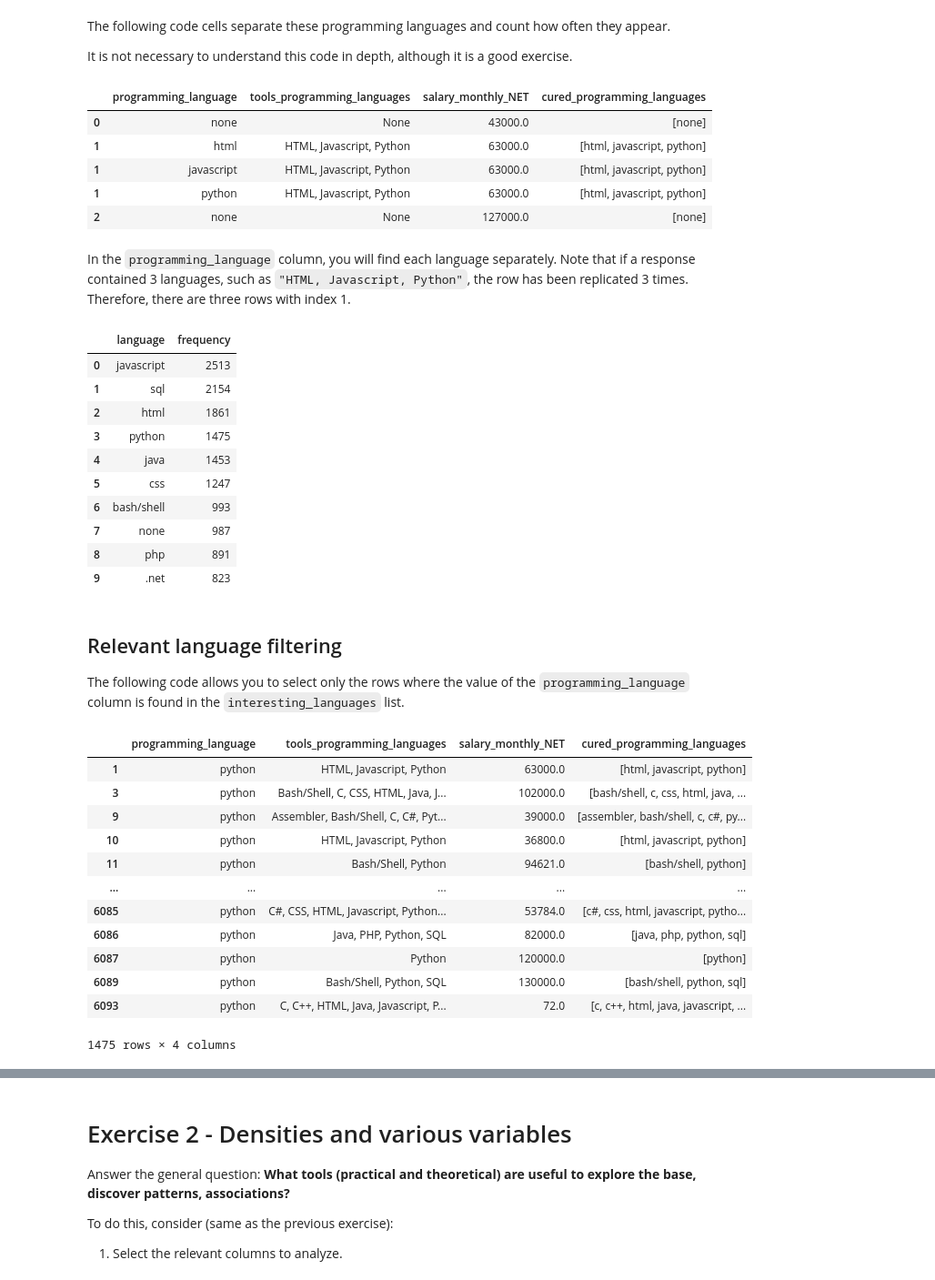
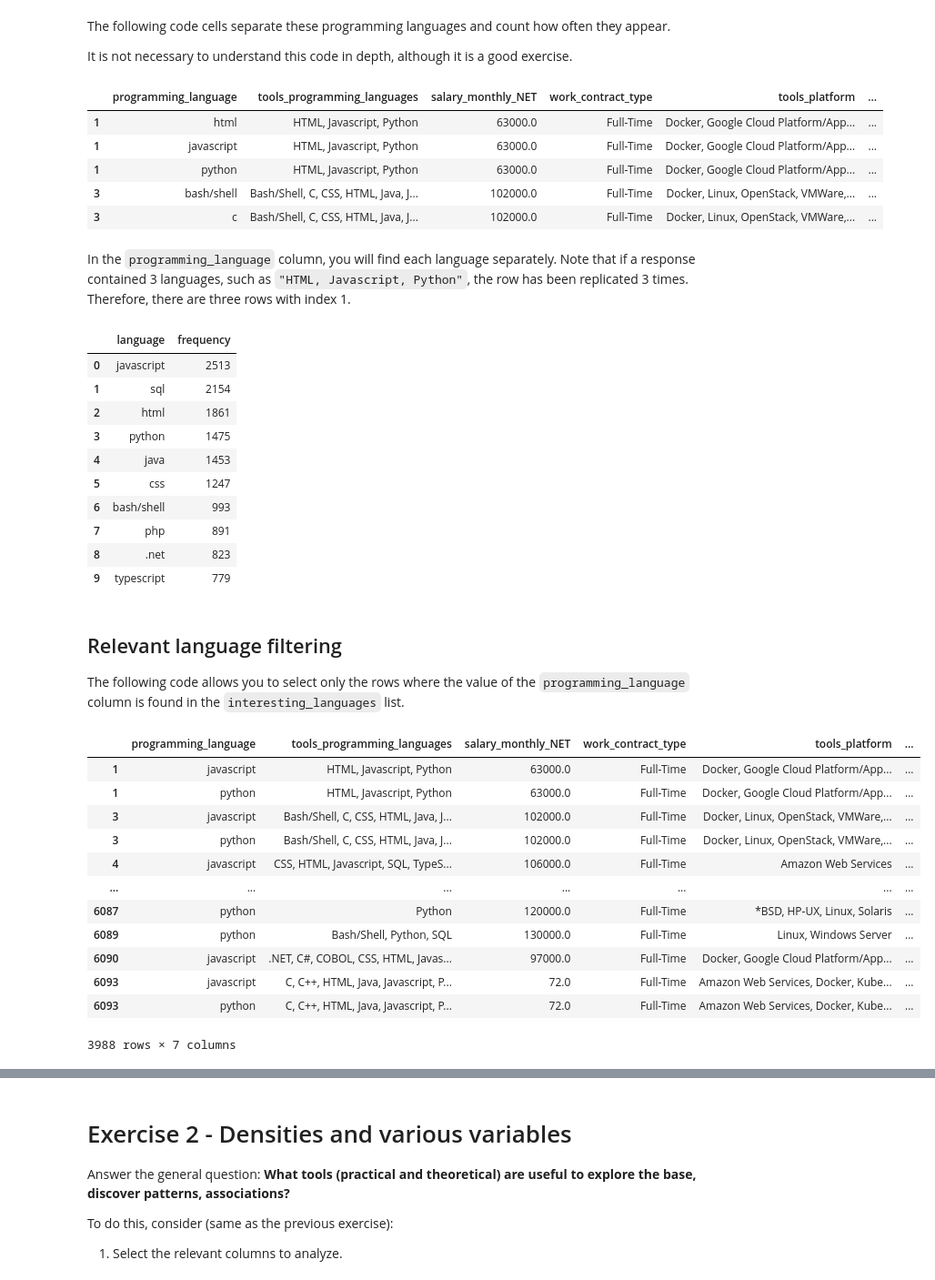
Before and after one commit to benjaminocampo/digitallab_data_visualization, a Jupyter notebook: notebooks/01__practical_exercises.ipynb, the cells around one changed output, grey strips where cells are left out. Shown at 91% size. Saved outputs shown, nothing was run; the diff lists cells and outputs as text; code cells hidden in the pictures.

```diff
--- a/notebooks/01__practical_exercises.ipynb
+++ b/notebooks/01__practical_exercises.ipynb
@@ -40,6 +44,10 @@ If you consider it necessary, carry out several iterations. That is, if they fin
 # %%
 # complete here if you want to include more columns
-relevant_columns = ['tools_programming_languages', 'salary_monthly_NET']
+relevant_columns = ['tools_programming_languages',
+                    'salary_monthly_NET',
+                    'work_contract_type',
+                    'tools_platform',
+                    'profile_studies_level']
 # %% [markdown]
 ### Frequency count of programming languages
 
@@ -63,7 +71,8 @@ def split_languages(languages_str):
     return []
   # Remove 'other' option
   languages_str = languages_str.lower()\
-    .replace('None of the previous one', '')
+    .replace('none of the previous one', '') \
+    .replace('none', '')
   # Split string into list of items
   # Remove spaces and commas for each item
   return [lang.strip().replace(',', '')
@@ -89,12 +98,12 @@ df_lang = df.cured_programming_languages\
 # doing that on Python.
 df_lang[:5]
 # %% [output]
-|  | programming_language | tools_programming_languages | salary_monthly_NET | cured_programming_languages |
-| 0 | none | None | 43000.0 | [none] |
-| 1 | html | HTML, Javascript, Python | 63000.0 | [html, javascript, python] |
-| 1 | javascript | HTML, Javascript, Python | 63000.0 | [html, javascript, python] |
-| 1 | python | HTML, Javascript, Python | 63000.0 | [html, javascript, python] |
-| 2 | none | None | 127000.0 | [none] |
+|  | programming_language | tools_programming_languages | salary_monthly_NET | work_contract_type | tools_platform | ... |
+| 1 | html | HTML, Javascript, Python | 63000.0 | Full-Time | Docker, Google Cloud Platform/App... | ... |
+| 1 | javascript | HTML, Javascript, Python | 63000.0 | Full-Time | Docker, Google Cloud Platform/App... | ... |
+| 1 | python | HTML, Javascript, Python | 63000.0 | Full-Time | Docker, Google Cloud Platform/App... | ... |
+| 3 | bash/shell | Bash/Shell, C, CSS, HTML, Java, J... | 102000.0 | Full-Time | Docker, Linux, OpenStack, VMWare,... | ... |
+| 3 | c | Bash/Shell, C, CSS, HTML, Java, J... | 102000.0 | Full-Time | Docker, Linux, OpenStack, VMWare,... | ... |
 # %% [markdown]
 In the `programming_language` column, you will find each language separately. Note that if a response contained 3 languages, such as `"HTML, Javascript, Python"`, the row has been replicated 3 times. Therefore, there are three rows with index 1.
 # %%
@@ -111,9 +120,9 @@ language_count[:10]
 | 4 | java | 1453 |
 | 5 | css | 1247 |
 | 6 | bash/shell | 993 |
-| 7 | none | 987 |
-| 8 | php | 891 |
-| 9 | .net | 823 |
+| 7 | php | 891 |
+| 8 | .net | 823 |
+| 9 | typescript | 779 |
 # %% [markdown]
 ## Relevant language filtering
 
@@ -121,20 +130,20 @@ The following code allows you to select only the rows where the value of the `pr
 # %%
 # Filter out languages that we want to exclude
 # Complete here with your selected list.
-interesting_languages = ["python"]
+interesting_languages = ["python", "javascript"]
 filtered_df_lang = df_lang[df_lang.programming_language.isin(interesting_languages)]
 filtered_df_lang
 # %% [output]
-|  | programming_language | tools_programming_languages | salary_monthly_NET | cured_programming_languages |
-| 1 | python | HTML, Javascript, Python | 63000.0 | [html, javascript, python] |
-| 3 | python | Bash/Shell, C, CSS, HTML, Java, J... | 102000.0 | [bash/shell, c, css, html, java, ... |
-| 9 | python | Assembler, Bash/Shell, C, C#, Pyt... | 39000.0 | [assembler, bash/shell, c, c#, py... |
-| 10 | python | HTML, Javascript, Python | 36800.0 | [html, javascript, python] |
-| 11 | python | Bash/Shell, Python | 94621.0 | [bash/shell, python] |
-| ... | ... | ... | ... | ... |
-| 6085 | python | C#, CSS, HTML, Javascript, Python... | 53784.0 | [c#, css, html, javascript, pytho... |
-| 6086 | python | Java, PHP, Python, SQL | 82000.0 | [java, php, python, sql] |
-| 6087 | python | Python | 120000.0 | [python] |
-| 6089 | python | Bash/Shell, Python, SQL | 130000.0 | [bash/shell, python, sql] |
-| 6093 | python | C, C++, HTML, Java, Javascript, P... | 72.0 | [c, c++, html, java, javascript, ... |
+|  | programming_language | tools_programming_languages | salary_monthly_NET | work_contract_type | tools_platform | ... |
+| 1 | javascript | HTML, Javascript, Python | 63000.0 | Full-Time | Docker, Google Cloud Platform/App... | ... |
+| 1 | python | HTML, Javascript, Python | 63000.0 | Full-Time | Docker, Google Cloud Platform/App... | ... |
+| 3 | javascript | Bash/Shell, C, CSS, HTML, Java, J... | 102000.0 | Full-Time | Docker, Linux, OpenStack, VMWare,... | ... |
+| 3 | python | Bash/Shell, C, CSS, HTML, Java, J... | 102000.0 | Full-Time | Docker, Linux, OpenStack, VMWare,... | ... |
+| 4 | javascript | CSS, HTML, Javascript, SQL, TypeS... | 106000.0 | Full-Time | Amazon Web Services | ... |
+| ... | ... | ... | ... | ... | ... | ... |
+| 6087 | python | Python | 120000.0 | Full-Time | *BSD, HP-UX, Linux, Solaris | ... |
+| 6089 | python | Bash/Shell, Python, SQL | 130000.0 | Full-Time | Linux, Windows Server | ... |
+| 6090 | javascript | .NET, C#, COBOL, CSS, HTML, Javas... | 97000.0 | Full-Time | Docker, Google Cloud Platform/App... | ... |
+| 6093 | javascript | C, C++, HTML, Java, Javascript, P... | 72.0 | Full-Time | Amazon Web Services, Docker, Kube... | ... |
+| 6093 | python | C, C++, HTML, Java, Javascript, P... | 72.0 | Full-Time | Amazon Web Services, Docker, Kube... | ... |
-1475 rows × 4 columns
+3988 rows × 7 columns
```
Also changed, not shown: parts of 9 cells of this notebook.
